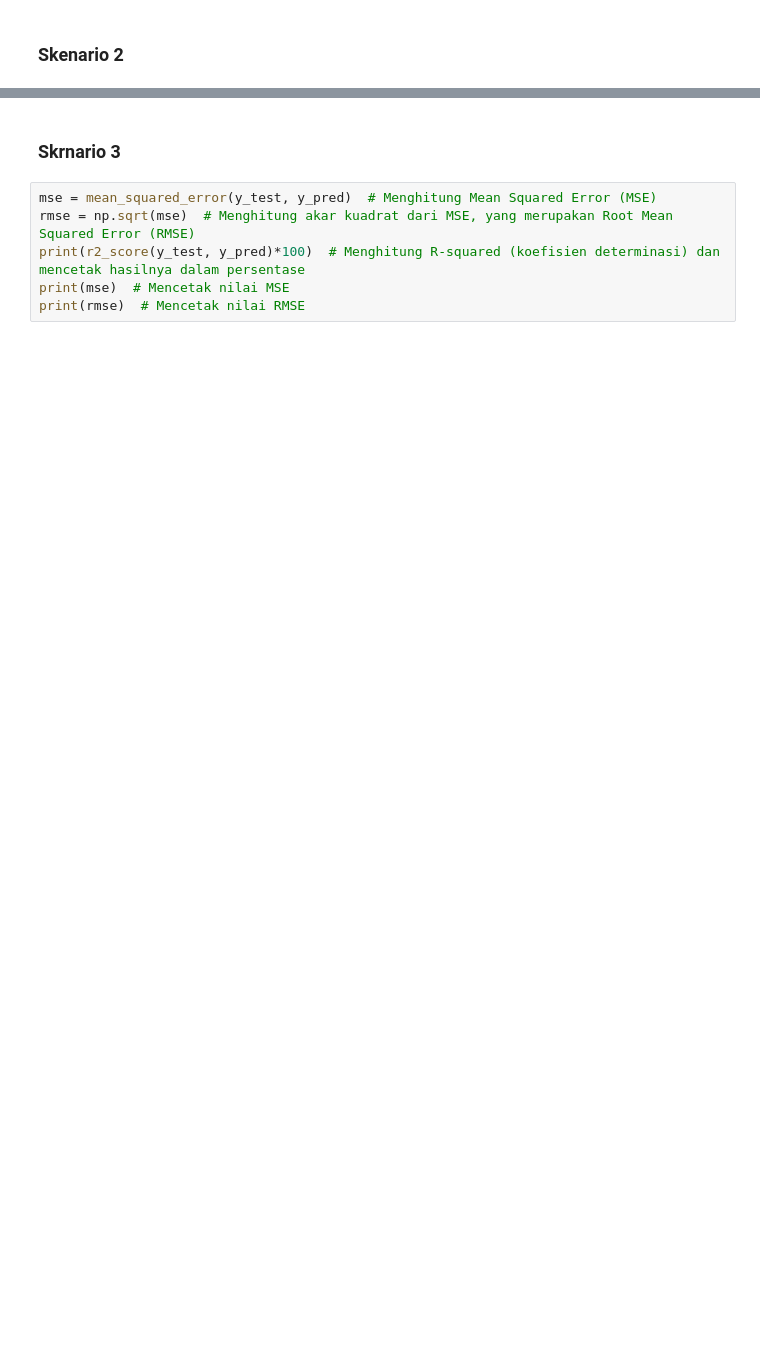
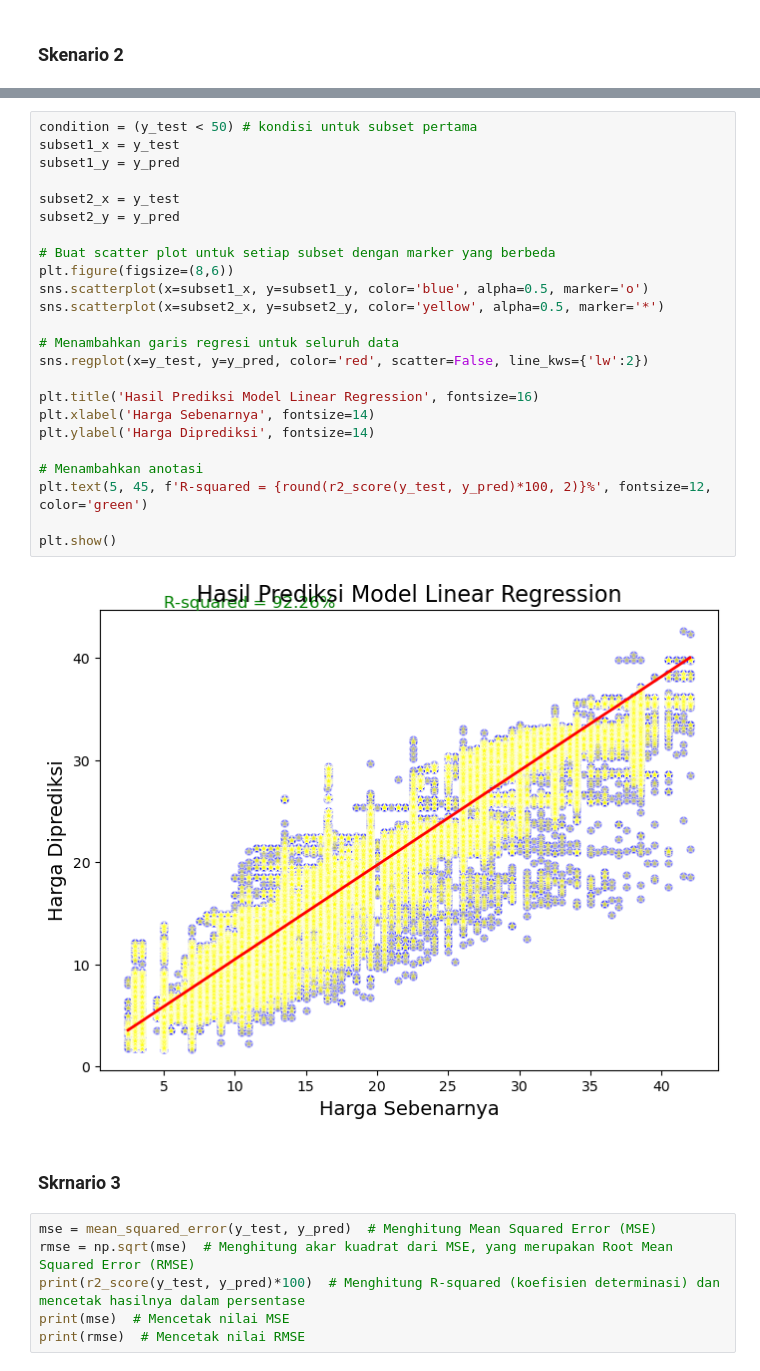
Before and after one commit to tassyirifiyya/ProjectHacktiv8-Kelp1, a Jupyter notebook: PYTN_KampusMerdeka_FP1_Hacktiv8.ipynb, the cells around one changed output, grey strips where cells are left out. Drawn from its saved outputs; the diff is of its cells as text; blank space fills up the shorter version.

```diff
--- a/PYTN_KampusMerdeka_FP1_Hacktiv8.ipynb
+++ b/PYTN_KampusMerdeka_FP1_Hacktiv8.ipynb
@@ -1864,3 +1705,29 @@ plt.show()
+# %%
+condition = (y_test < 50) # kondisi untuk subset pertama
+subset1_x = y_test
+subset1_y = y_pred
+
+subset2_x = y_test
+subset2_y = y_pred
+
+# Buat scatter plot untuk setiap subset dengan marker yang berbeda
+plt.figure(figsize=(8,6))
+sns.scatterplot(x=subset1_x, y=subset1_y, color='blue', alpha=0.5, marker='o')
+sns.scatterplot(x=subset2_x, y=subset2_y, color='yellow', alpha=0.5, marker='*')
+
+# Menambahkan garis regresi untuk seluruh data
+sns.regplot(x=y_test, y=y_pred, color='red', scatter=False, line_kws={'lw':2})
+
+plt.title('Hasil Prediksi Model Linear Regression', fontsize=16)
+plt.xlabel('Harga Sebenarnya', fontsize=14)
+plt.ylabel('Harga Diprediksi', fontsize=14)
+
+# Menambahkan anotasi
+plt.text(5, 45, f'R-squared = {round(r2_score(y_test, y_pred)*100, 2)}%', fontsize=12, color='green')
+
+plt.show()
+# %% [output]
+[figure, added]
 # %% [markdown]
 ### Skrnario 3
 # %%
```
Also changed, not shown: parts of 37 cells of this notebook.
